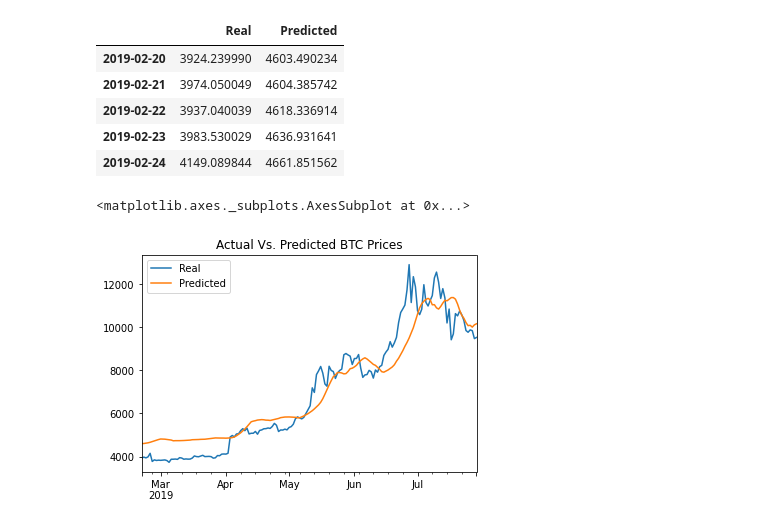
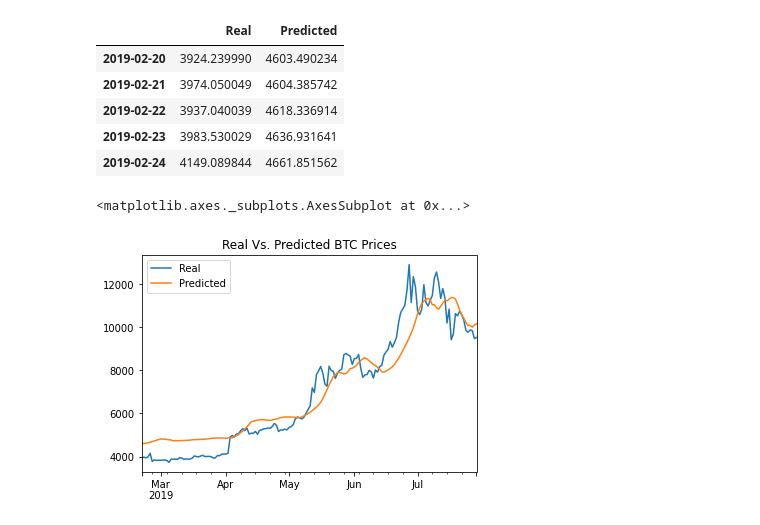
Before and after one commit to hammer888-tech/Homework-Deep_Learning, a Jupyter notebook: lstm_stock_predictor_closing.ipynb, the cells around one changed output. Cells and saved outputs as stored; diff of their text form; code cells hidden in the pictures.

```diff
--- a/lstm_stock_predictor_closing.ipynb
+++ b/lstm_stock_predictor_closing.ipynb
@@ -326,7 +326,7 @@ stocks.head()
 | 2019-02-24 | 4149.089844 | 4661.851562 |
 # %%
 # Plot the real vs predicted values as a line chart
-stocks.plot(title="Actual Vs. Predicted BTC Prices")
+stocks.plot(title="Real Vs. Predicted BTC Prices")
 # %% [output]
 <matplotlib.axes._subplots.AxesSubplot at 0x...>
-[figure, old version]
+[figure, new version]
```
